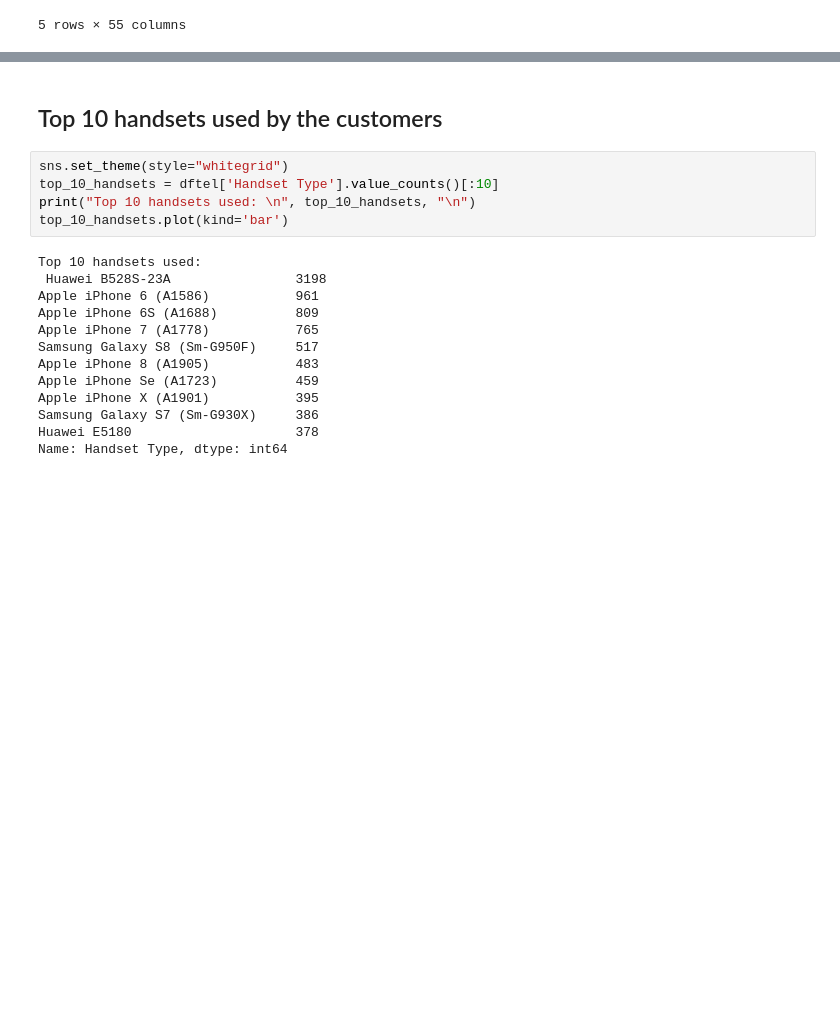
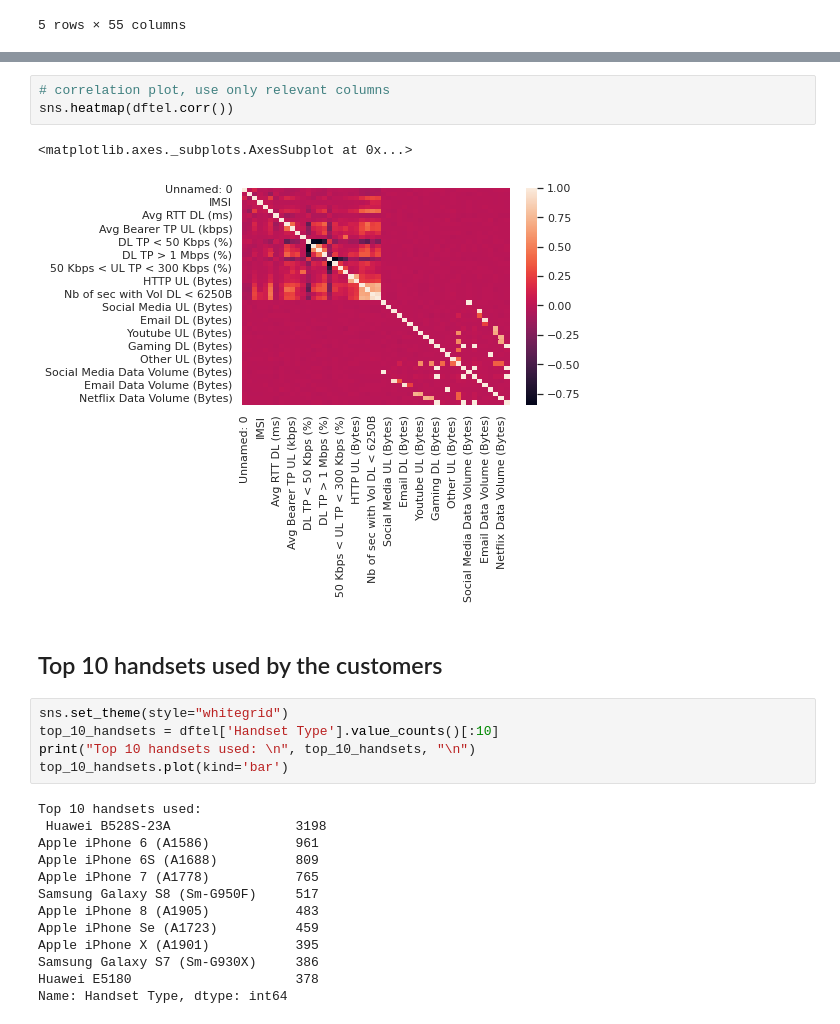
Before and after one commit to toussyn/TellCo_analysis, a Jupyter notebook: notebooks/user_overview_analysis.ipynb, the cells around one changed output, grey strips where cells are left out. Drawn from its saved outputs; the diff is of its cells as text; blank space fills up the shorter version.

```diff
--- a/notebooks/user_overview_analysis.ipynb
+++ b/notebooks/user_overview_analysis.ipynb
@@ -24,3 +81,9 @@ dftel.head()
+# %%
+# correlation plot, use only relevant columns
+sns.heatmap(dftel.corr())
+# %% [output]
+<matplotlib.axes._subplots.AxesSubplot at 0x...>
+[figure, added]
 # %% [markdown]
 ## Top 10 handsets used by the customers
 # %%
```
Also changed, not shown: parts of 13 cells of this notebook.
